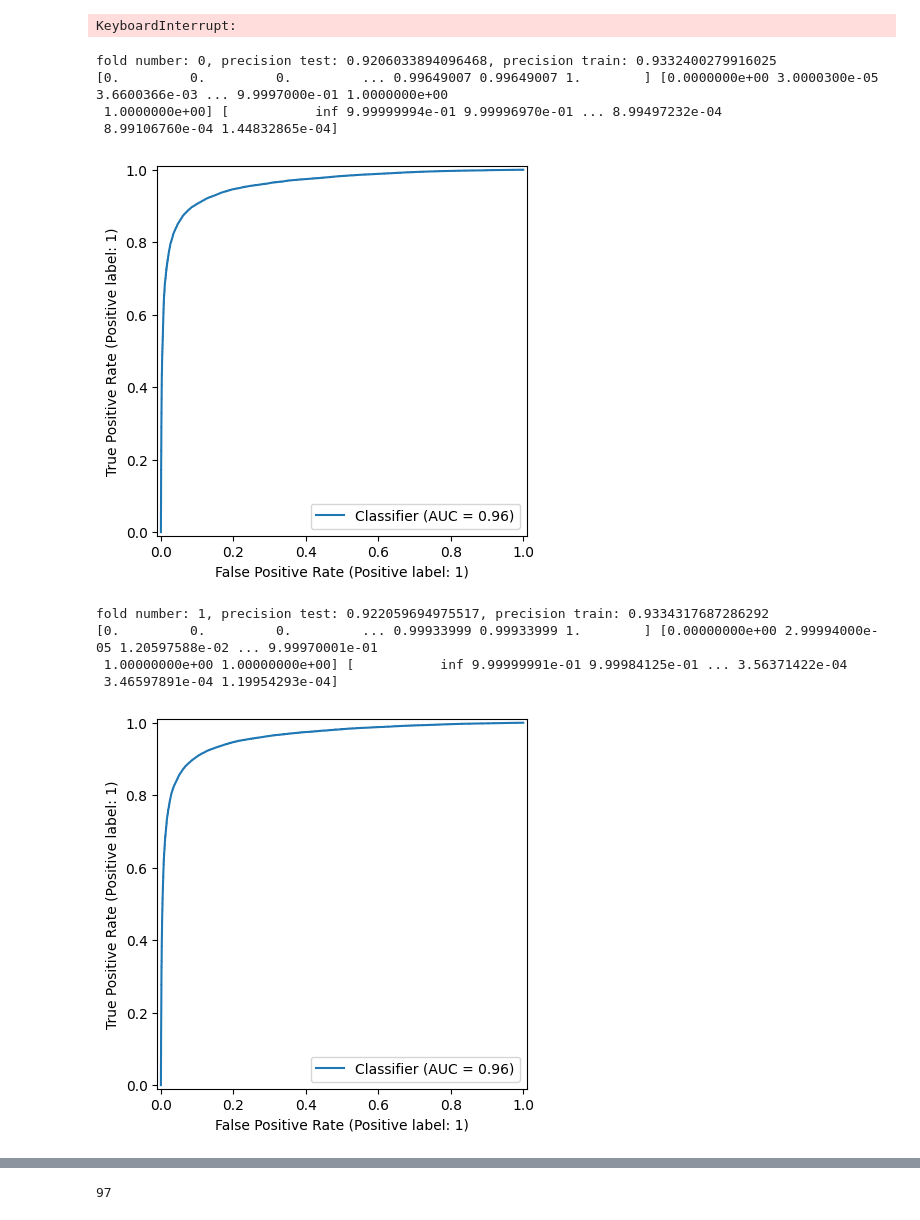
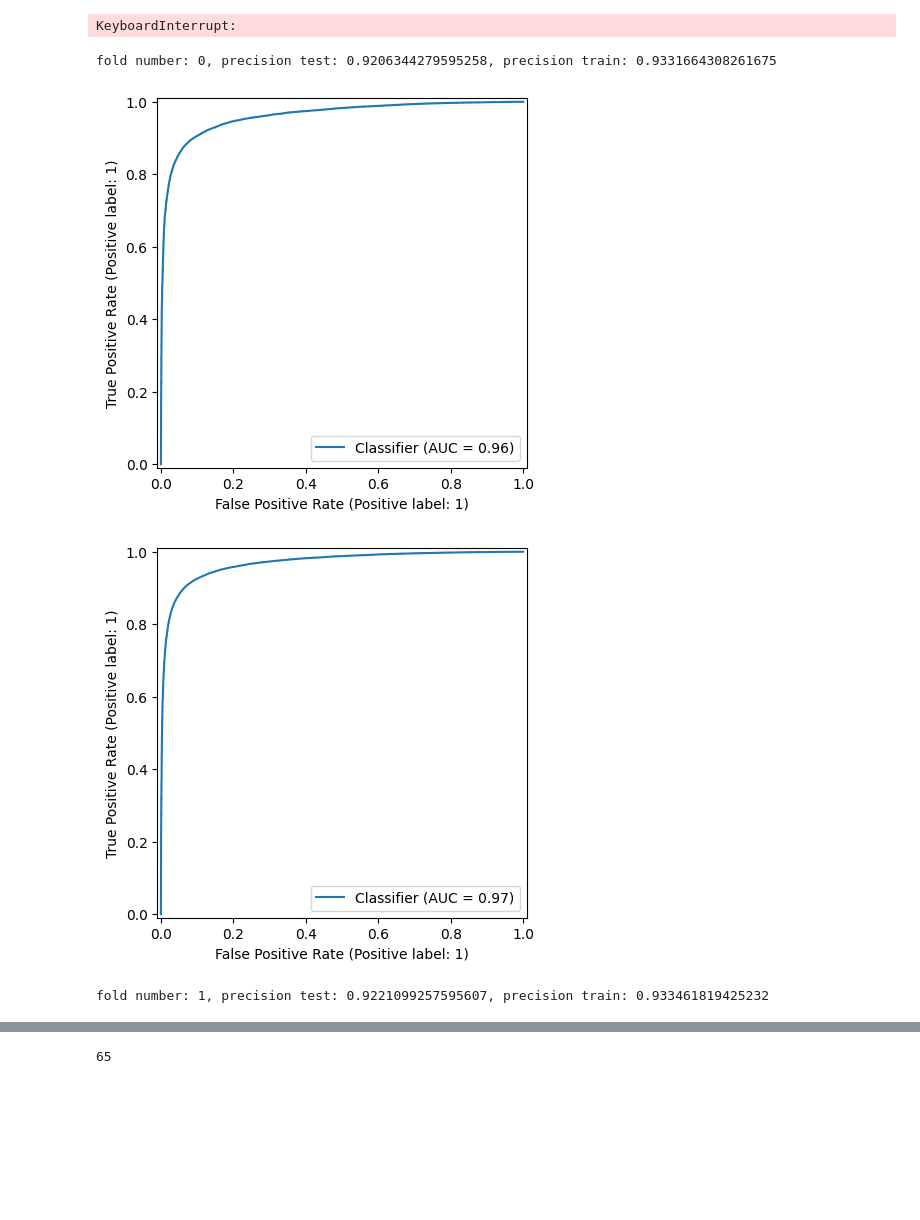
Before and after one commit to sanasundar/Bi4164---Moving-Ahead, a Jupyter notebook: aditya_moger_notebook.ipynb, the cells around one changed output, grey strips where cells are left out. Saved outputs shown, nothing was run; the diff lists cells and outputs as text; code cells hidden in the pictures; blank space fills up the shorter version.

```diff
--- a/aditya_moger_notebook.ipynb
+++ b/aditya_moger_notebook.ipynb
@@ -269,9 +273,7 @@ import matplotlib.pyplot as plt
 from sklearn.metrics import RocCurveDisplay
 from sklearn.metrics import precision_score
 
-
-
-kf = StratifiedKFold(n_splits=3)
+kf = StratifiedKFold(n_splits=3, shuffle=True)
 kf.get_n_splits(X, y)
 # clf, clf_label= KNeighborsClassifier(n_jobs=4, n_neighbors=3), "knn"
 
@@ -388,33 +390,29 @@ KeyboardInterrupt:
 # %%
 from sklearn.svm import LinearSVC
 from sklearn.calibration import CalibratedClassifierCV
 
 for i, (train_index, test_index) in enumerate(kf.split(X, y)):
     svm = LinearSVC()
     clf = CalibratedClassifierCV(svm)
     x_train, x_test = X[train_index.astype(int)], X[test_index.astype(int)]
     y_train, y_test = np.array(y)[train_index.astype(int)], np.array(y)[test_index.astype(int)]
     clf.fit(x_train, y_train)
     y_test= np.array([float(i) for i in y_test])
     y_pred = clf.predict(x_test)
     y_train_pred = clf.predict(x_train)
     print(f"fold number: {i}, precision test: {precision_score(y_test, y_pred)}, precision train: {precision_score(y_train, y_train_pred)}")
     y_pred = clf.predict_proba(x_test)[:,1]
-    fpr, tpr, thresholds = metrics.roc_curve(y_test, y_pred)
-    print(fpr, tpr, thresholds)
+    y_pred_train = clf.predict_proba(x_train)[:,1]
+    # fpr, tpr, thresholds = metrics.roc_curve(y_test, y_pred)
+    # print(fpr, tpr, thresholds)
     # roc_auc = metrics.auc(fpr, tpr)
 
     RocCurveDisplay.from_predictions(y_test, y_pred)
+    RocCurveDisplay.from_predictions(y_train, y_pred_train)
     # display.plot()
     plt.show()
 # %% [output]
-fold number: 0, precision test: 0.9206033894096468, precision train: 0.9332400279916025
-[0.         0.         0.         ... 0.99649007 0.99649007 1.        ] [0.0000000e+00 3.0000300e-05 3.6600366e-03 ... 9.9997000e-01 1.0000000e+00
- 1.0000000e+00] [           inf 9.99999994e-01 9.99996970e-01 ... 8.99497232e-04
- 8.99106760e-04 1.44832865e-04]
+fold number: 0, precision test: 0.9206344279595258, precision train: 0.9331664308261675
 [figure]
+[figure, new version]
-fold number: 1, precision test: 0.922059694975517, precision train: 0.9334317687286292
-[0.         0.         0.         ... 0.99933999 0.99933999 1.        ] [0.00000000e+00 2.99994000e-05 1.20597588e-02 ... 9.99970001e-01
- 1.00000000e+00 1.00000000e+00] [           inf 9.99999991e-01 9.99984125e-01 ... 3.56371422e-04
- 3.46597891e-04 1.19954293e-04]
+fold number: 1, precision test: 0.9221099257595607, precision train: 0.933461819425232
-[figure, old version]
@@ -434,5 +431,0 @@ np.save("linearSVC_positive_prob.npy", pos_prob)
-# %%
-prob_testingFA= clf.predict(X_testing)
-sum(prob_testingFA)
-# %% [output]
-97
@@ -438,0 +436,4 @@ sum(prob_testingFA)
+# %%
+model_outputs/neural_network_CNN_positive_prob
+# %% [output]
+65
```
Also changed, not shown: parts of 13 cells of this notebook, 11 other files.
